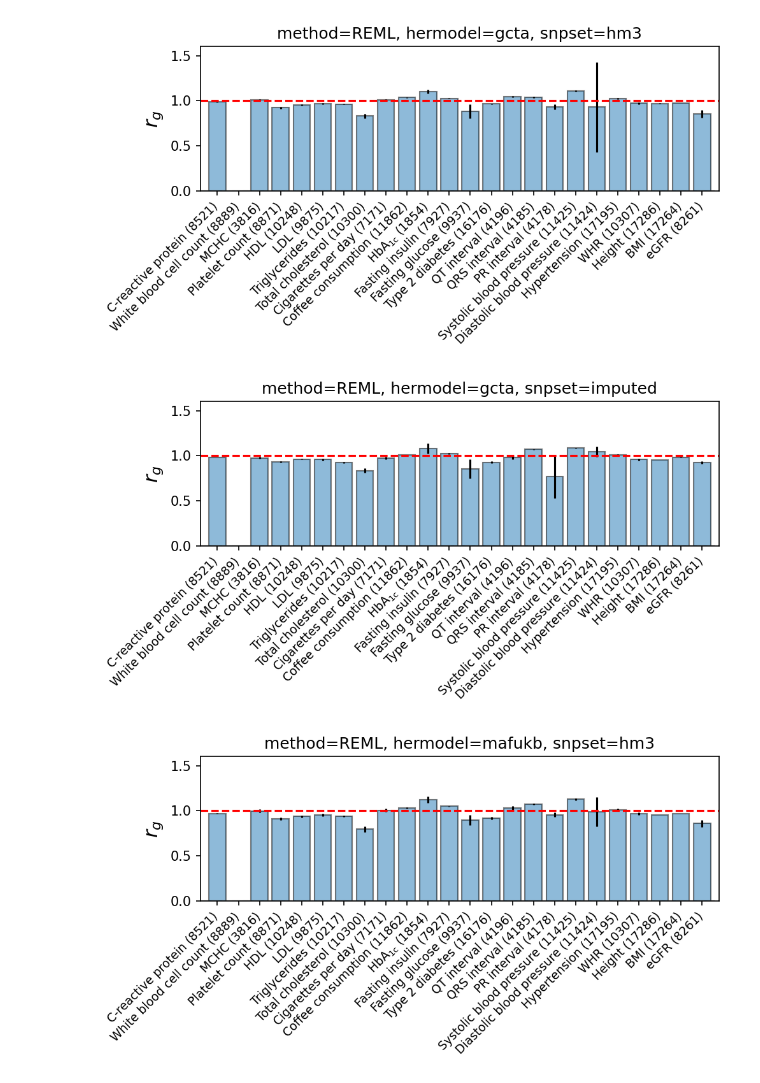
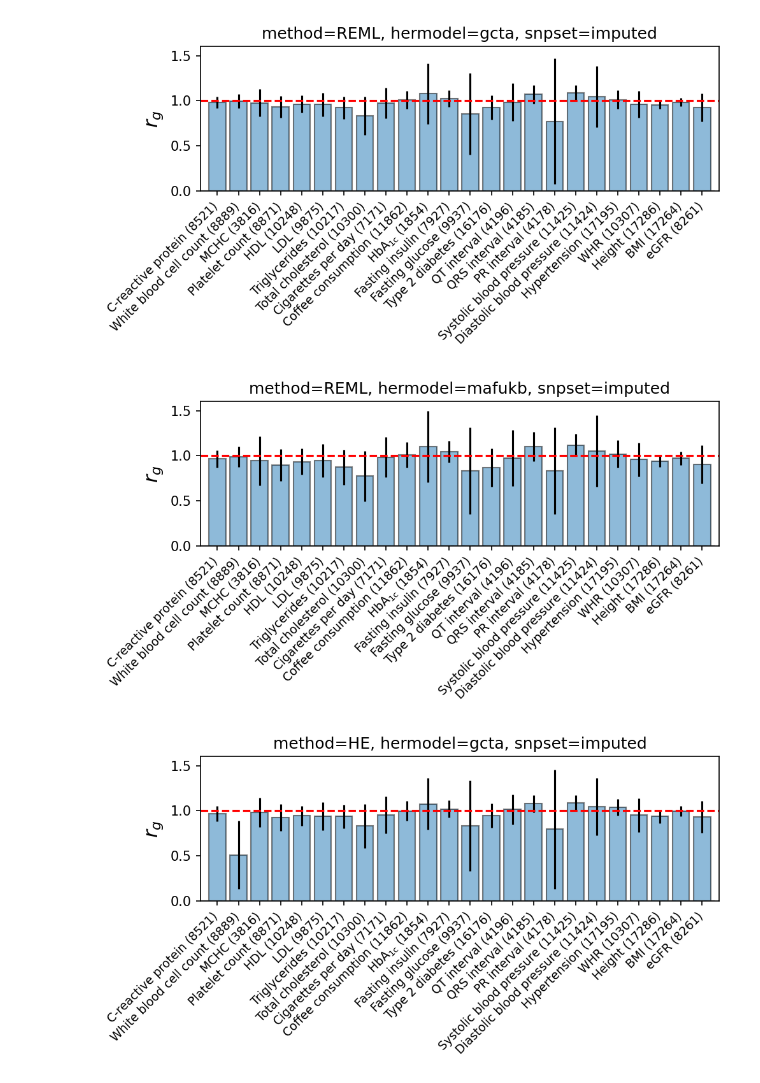
Before and after one commit to KangchengHou/admix-genet-cor, a Jupyter notebook: experiments/03_page_genome_wide/plot-estimate.ipynb, the cells around one changed output. Cells and saved outputs as stored; diff of their text form; code cells hidden in the pictures.

```diff
--- a/experiments/03_page_genome_wide/plot-estimate.ipynb
+++ b/experiments/03_page_genome_wide/plot-estimate.ipynb
@@ -91,19 +62,20 @@ df_plot = {
 }
 
 for trait in trait_list:
-    for snpset in ["hm3", "imputed"]:
+    for snpset in ["imputed"]:
         for hermodel in ["gcta", "mafukb"]:
             # HE-reg
-
             with open(f"out/estimate/{snpset}.{hermodel}.{trait}.json", "r") as f:
                 he_rls = json.load(f)
             n_indiv = he_rls["n_indiv"]
-            reml_rls = admix.tools.gcta.read_reml(
-                f"out/gcta-estimate/estimate/{trait}.{snpset}.{hermodel}"
-            )
-            gcta_rg, gcta_rg_stderr = estimate_rg(
+            reml_file = f"out/gcta-estimate/estimate/{trait}.{snpset}.{hermodel}"
+            if trait == "total_wbc_cnt":
+                reml_file += ".duffy_covar"
+            reml_rls = admix.tools.gcta.read_reml(reml_file)
+            gcta_rg, gcta_rg_var = estimate_rg(
                 reml_rls["est"]["Variance"].values, reml_rls["varcov"].values
             )
+            gcta_rg_stderr = np.sqrt(gcta_rg_var)
             # fill in data for plotting
             df_plot["trait"].extend([trait] * 2)
             df_plot["snpset"].extend([snpset] * 2)
@@ -131,7 +99,7 @@ df_plot["category"] = df_plot["category"].astype("category")
 # %%
 for method in ["REML", "HE"]:
     for hermodel in ["gcta", "mafukb"]:
-        for snpset in ["hm3", "imputed"]:
+        for snpset in ["imputed"]:
 
             df_tmp = df_plot[
                 (df_plot.method == method)
@@ -149,33 +117,33 @@ for method in ["REML", "HE"]:
                 ecolor="black",
                 edgecolor="black",
                 capsize=0,
             )
 
             display_name = [
                 f"{dict_trait_display_name[row.trait]} ({row.n_indiv})"
                 for _, row in df_tmp.drop_duplicates(subset=["trait"]).iterrows()
             ]
             ax.set_xticklabels(
                 display_name,
                 rotation=45,
                 va="top",
                 ha="right",
                 fontsize=9,
             )
 
             ax.axhline(y=1.0, ls="--", color="r")
             ax.axhline(y=0.0, ls="--", color="gray")
             trans = mtrans.Affine2D().translate(5, 0)
             for t in ax.get_xticklabels():
                 t.set_transform(t.get_transform() + trans)
 
             ax.set_ylabel("$r_g$", fontsize=15)
             ax.set_title(f"method={method}, hermodel={hermodel}, snpset={snpset}")
             fig.show()
 
             ax.set_ylim(0, 1.6)
             ax.set_xlim(-0.8, 23.8)
 # %% [output]
-[figure, old version]
+[figure, new version]
-[figure, old version]
+[figure, new version]
-[figure, old version]
+[figure, new version]
```
Also changed, not shown: parts of 9 cells of this notebook, 11 other files.
